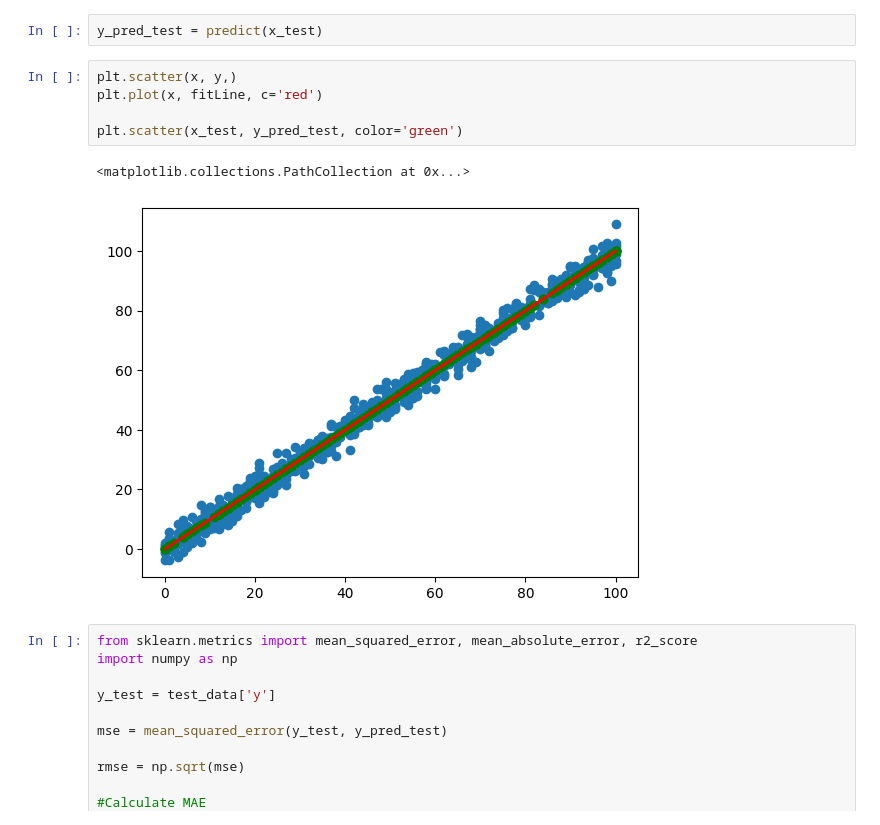
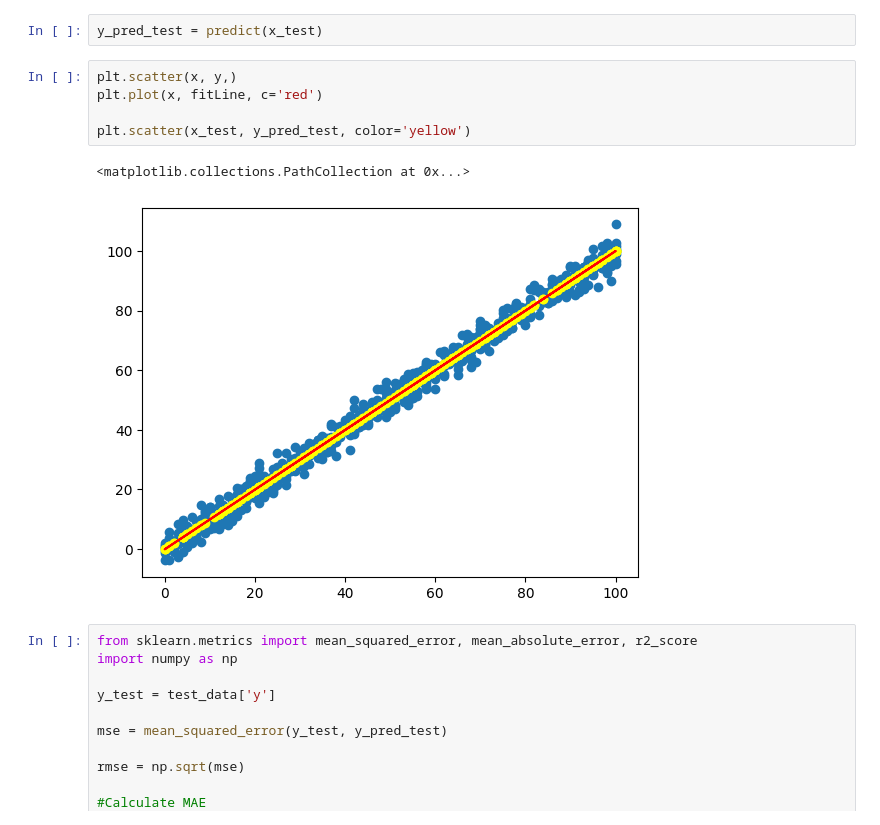
Before and after one commit to SoumyaBhaiya/kagglePractice, a Jupyter notebook: ml1.ipynb, the cells around one changed output. Cells and saved outputs as stored; diff of their text form.

```diff
--- a/ml1.ipynb
+++ b/ml1.ipynb
@@ -56,11 +60,11 @@ y_pred_test = predict(x_test)
 # %%
 plt.scatter(x, y,)
 plt.plot(x, fitLine, c='red')
 
-plt.scatter(x_test, y_pred_test, color='green')
+plt.scatter(x_test, y_pred_test, color='yellow')
 # %% [output]
 <matplotlib.collections.PathCollection at 0x...>
-[figure, old version]
+[figure, new version]
 # %%
 from sklearn.metrics import mean_squared_error, mean_absolute_error, r2_score
 import numpy as np
```
Also changed, not shown: parts of 2 cells of this notebook.
